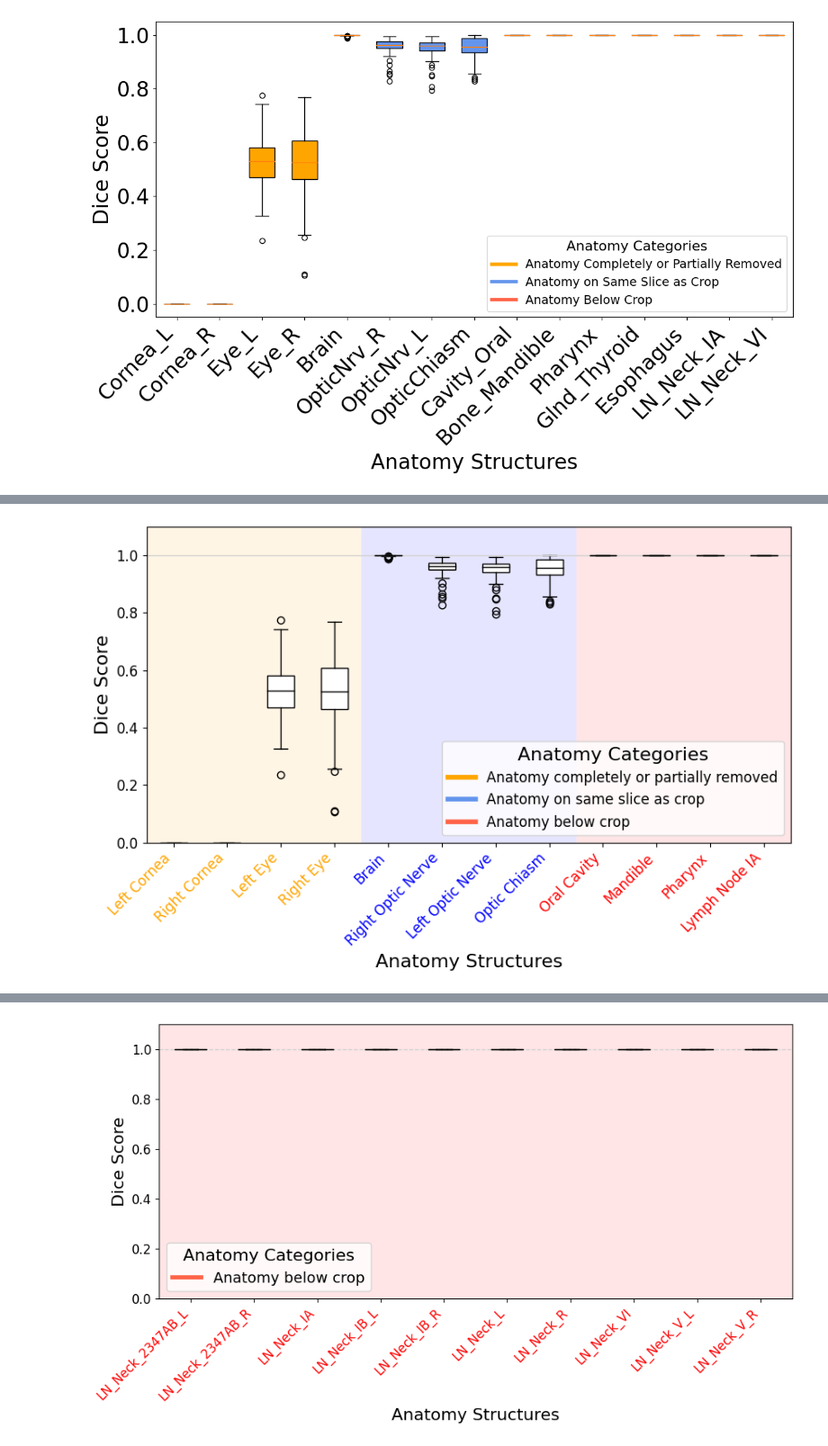
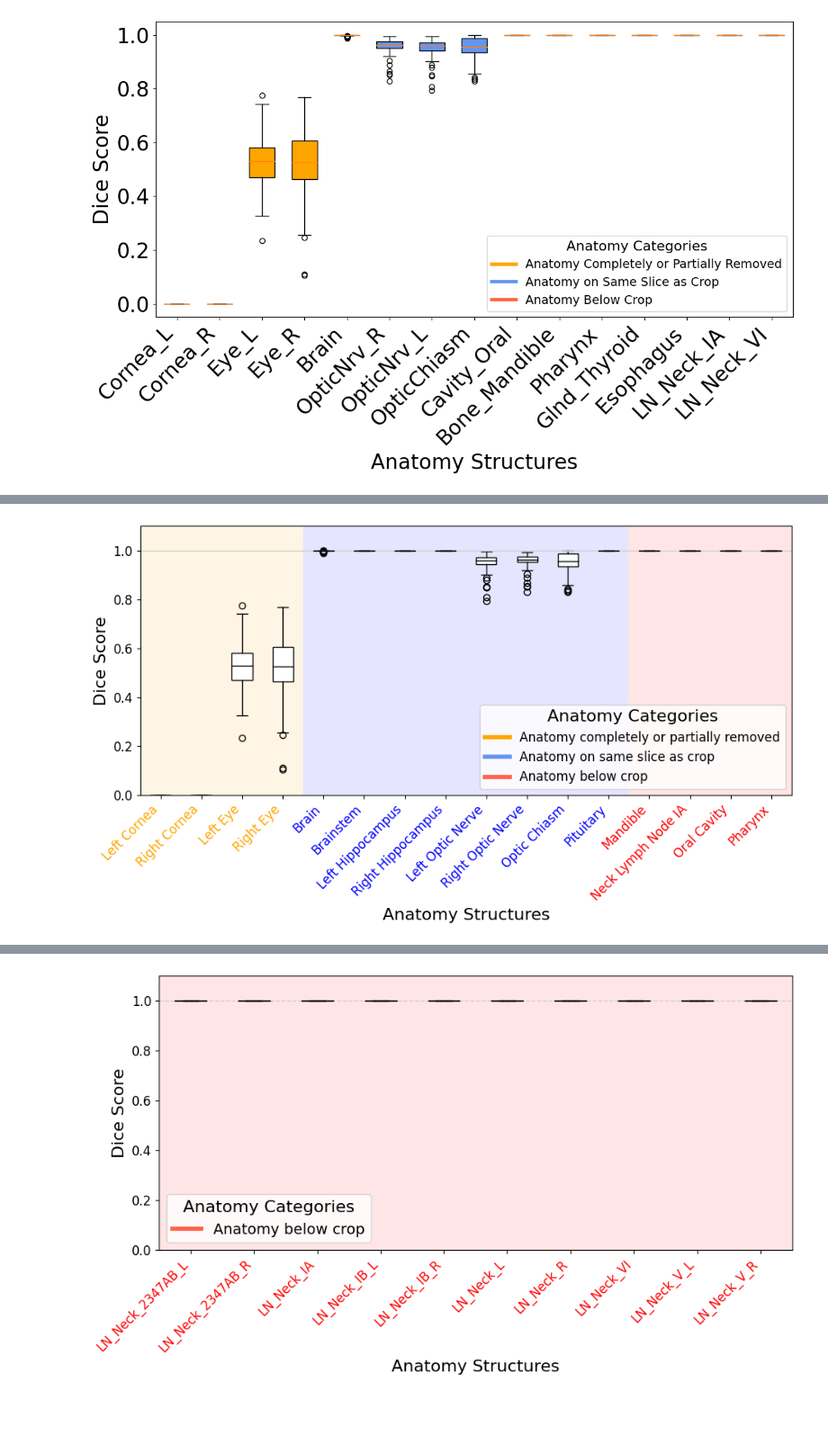
Before and after one commit to kildealab/defaceRT, a Jupyter notebook: Utility_Evaluation.ipynb, the cells around one changed output, grey strips where cells are left out. Shown at 90% size. Drawn from its saved outputs; the diff is of its cells as text; code cells hidden in the pictures; blank space fills up the shorter version.

```diff
--- a/Utility_Evaluation.ipynb
+++ b/Utility_Evaluation.ipynb
@@ -537,0 +360,3 @@ for p in patient_list:
+# %%
+with open("results/DSC_scores_final.json", "w") as outfile:
+    json.dump(dict_DSC, outfile)
@@ -538,11 +365,9 @@ for p in patient_list:
+# %%
+with open("results/DSC_scores_final.json", "r") as outfile:
+    dict_DSC = json.load(outfile)
 # %%
-# for p in ['633']:
-#     # print(p)
-#     # try:
-#         RS_A = dcm.read_file(file_dict[p]['RS_A'])
-#         RS_1 = dcm.read_file(file_dict[p]['RS_1'])
-#         CT = dcm.read_file(file_dict[p]['CT'])
-
-#         dict_DSC[p] = get_DSC_all(RS_1, RS_A, CT)
-#     # except Exception as e:
-    #     print(e)
+# Check for patients whose dice scores != 1 (except those we know are not)
+for p in sorted(dict_DSC.keys(),key=int):
+    for o in dict_DSC[p]:
+        if dict_DSC[p][o] < 1 and o not in ['Eye_L','Eye_R','OpticChiasm','OpticNrv_L','OpticNrv_R', 'Brain','Cornea_L','Cornea_R','Lens_L','Lens_R']:
+            print(p,o, dict_DSC2[p][o])
@@ -1341,17 +518,21 @@ selected_organs_dict = { 'Cornea_L': 'Left Cornea',
                    'Cavity_Oral': 'Oral Cavity',
                    'Bone_Mandible': 'Mandible',
                    'Pharynx': 'Pharynx',
-                   'LN_Neck_IA':'Lymph Node IA'
+                   'LN_Neck_IA':'Neck Lymph Node IA',
+                    'Pituitary':'Pituitary',
+                    'Brainstem':'Brainstem',
+                    'Hippocampus_L': 'Left Hippocampus',
+                        'Hippocampus_R':'Right Hippocampus'
                   }
                    #'Glnd_Thyroid','Esophagus', 'LN_Neck_IA','LN_Neck_VI']
 # %%
-selected_organs = [ 'Cornea_L', 'Cornea_R', 'Eye_L', 'Eye_R', 'Brain', 'OpticNrv_R', 'OpticNrv_L', 'OpticChiasm', 'Cavity_Oral', 'Bone_Mandible','Pharynx', 'LN_Neck_IA']
-colors = ['orange'] * 4 + ['blue'] * 4 + ['red'] * 4  # Define colors for the groups
+selected_organs = [ 'Cornea_L', 'Cornea_R', 'Eye_L', 'Eye_R', 'Brain', 'Brainstem', 'Hippocampus_L','Hippocampus_R', 'OpticNrv_L','OpticNrv_R', 'OpticChiasm','Pituitary','Bone_Mandible', 'LN_Neck_IA', 'Cavity_Oral', 'Pharynx']
+colors = ['orange'] * 4 + ['blue'] * 8 + ['red'] * 4  # Define colors for the groups
 
 filtered_data = {organ: dict_organs[organ] for organ in selected_organs}
 labels = [selected_organs_dict[x] for x in list(filtered_data.keys())]
 data = list(filtered_data.values())
-fig, ax = plt.subplots(figsize=(9, 6))
+fig, ax = plt.subplots(figsize=(10, 6))
 
 # Create background shading for each category
 for i in range(len(colors)):
@@ -1369,31 +550,31 @@ for patch in boxplots['boxes']:
 for partname in ('whiskers', 'caps', 'medians', 'fliers'):
     plt.setp(boxplots[partname], color='black')
 
 # Add some text for labels, title and custom y-axis tick labels, etc.
 ax.set_ylabel('Dice Score',fontsize=16)
 ax.set_xlabel('Anatomy Structures',fontsize=16)
 ax.set_xticks(np.arange(1, len(labels) + 1))
 ax.set_xticklabels(labels, rotation=45, ha='right',fontsize=12)
 ax.axhline(y=1, color='lightgray', linestyle='-', linewidth=1)
 
 
 
 # Highlight the labels on the x-axis
 for i, label in enumerate(ax.get_xticklabels()):
     label.set_color(colors[i])
 
 # Adjust y-axis to display 1 at the top, 0 at the bottom, and extend beyond 1
 ax.set_ylim(0, 1.1)
 ax.set_yticks(np.arange(0, 1.1, 0.2))
 ax.set_yticklabels([f'{tick:.1f}' for tick in np.arange(0, 1.1, 0.2)],fontsize=12)
 
 # Add legend
 legend_labels = ['Anatomy completely or partially removed', 'Anatomy on same slice as crop', 'Anatomy below crop']
 handles = [plt.Line2D([0], [0], color=c, lw=4) for c in ['orange', 'cornflowerblue', 'tomato']]
 ax.legend(handles, legend_labels, fontsize=12, title='Anatomy Categories', title_fontsize='16')
 
 fig.tight_layout()
 
 plt.show()
 # %% [output]
-[figure, old version]
+[figure, new version]
```
Also changed, not shown: parts of 135 cells of this notebook.
